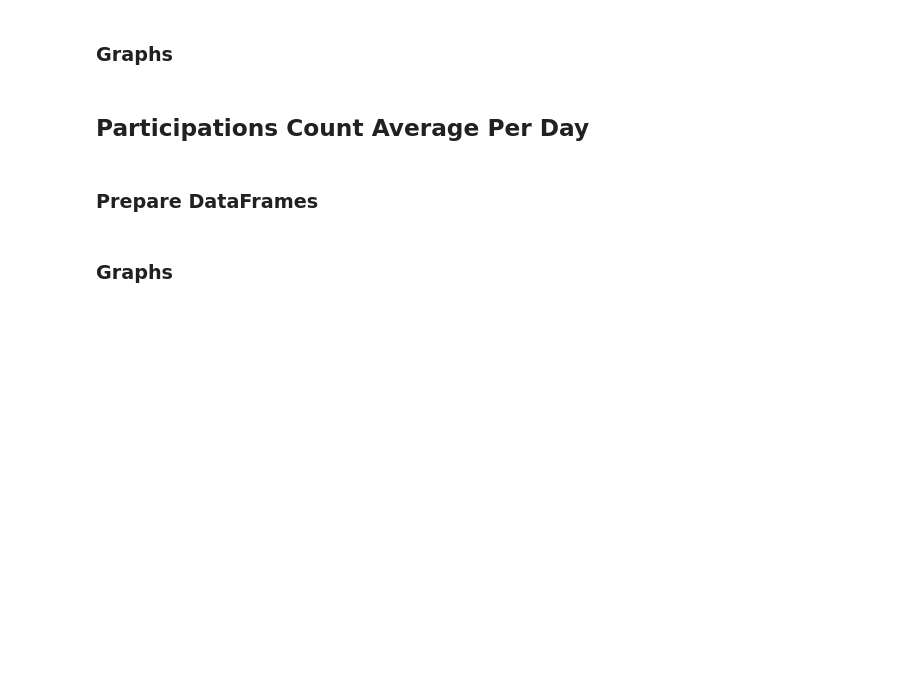
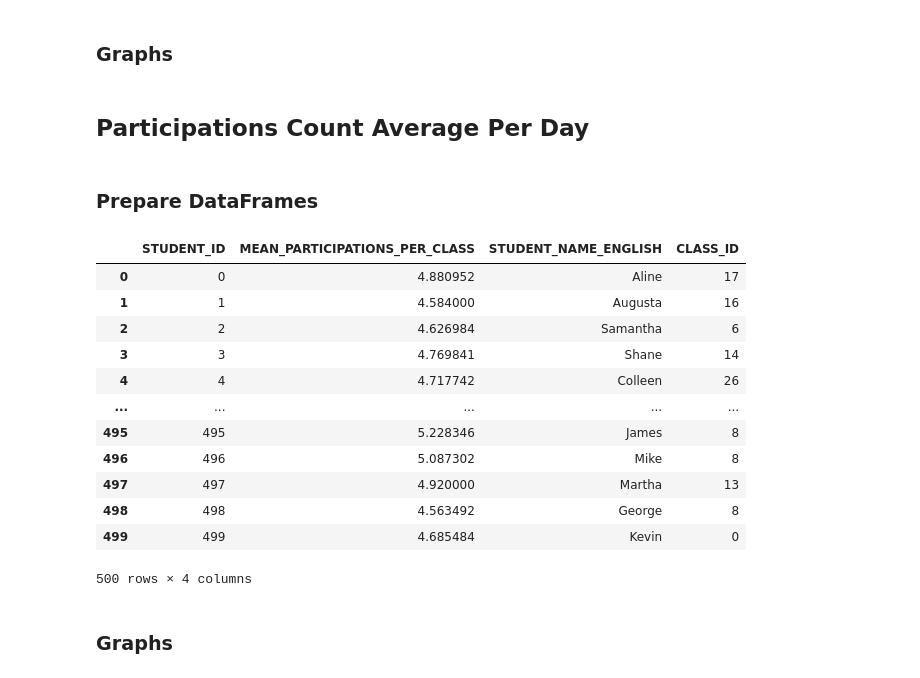
Before and after one commit to mikitz/china-students, a Jupyter notebook: (Teacher) Class Reports.ipynb, the cells around one changed output. Cells and saved outputs as stored; diff of their text form; code cells hidden in the pictures; blank space fills up the shorter version.

```diff
--- a/(Teacher) Class Reports.ipynb
+++ b/(Teacher) Class Reports.ipynb
@@ -651,9 +602,23 @@ dfMeanPart['STUDENT_ID'] = lStudents
 # Set the mean for each student to the corresponding value in lMeans
 dfMeanPart['MEAN_PARTICIPATIONS_PER_CLASS'] = lMeans
 # Merge the new DF with students
-dfMeanPart = pd.merge(dfMeanPart, students, how = 'inner', on = 'STUDENT_ID')
-# Drop unneeded columns
-dfMeanPart.drop(columns = ['STUDENT_ENROLLED', 'STUDENT_FIRST_DAY', 'STUDENT_LAST_DAY'], inplace = True)
+dfMeanPart = pd.merge(dfMeanPart, students[['STUDENT_ID', 'STUDENT_NAME_ENGLISH', 'CLASS_ID']], how = 'inner', on = 'STUDENT_ID')
+# %%
+dfMeanPart
+# %% [output]
+|  | STUDENT_ID | MEAN_PARTICIPATIONS_PER_CLASS | STUDENT_NAME_ENGLISH | CLASS_ID |
+| 0 | 0 | 4.880952 | Aline | 17 |
+| 1 | 1 | 4.584000 | Augusta | 16 |
+| 2 | 2 | 4.626984 | Samantha | 6 |
+| 3 | 3 | 4.769841 | Shane | 14 |
+| 4 | 4 | 4.717742 | Colleen | 26 |
+| ... | ... | ... | ... | ... |
+| 495 | 495 | 5.228346 | James | 8 |
+| 496 | 496 | 5.087302 | Mike | 8 |
+| 497 | 497 | 4.920000 | Martha | 13 |
+| 498 | 498 | 4.563492 | George | 8 |
+| 499 | 499 | 4.685484 | Kevin | 0 |
+500 rows × 4 columns
 # %% [markdown]
 ### Graphs
 # %%
```
Also changed, not shown: parts of 16 cells of this notebook, 1 other file.
